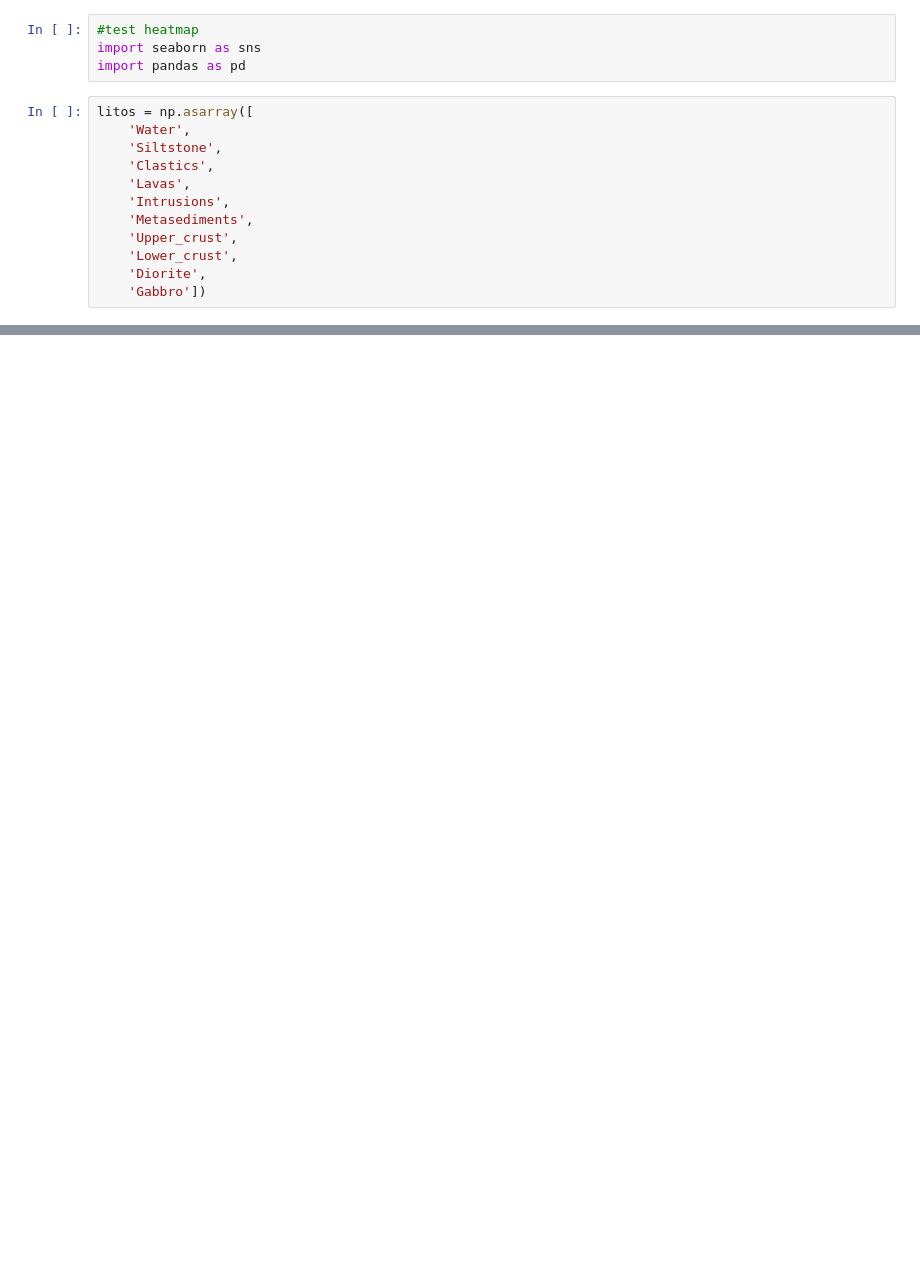
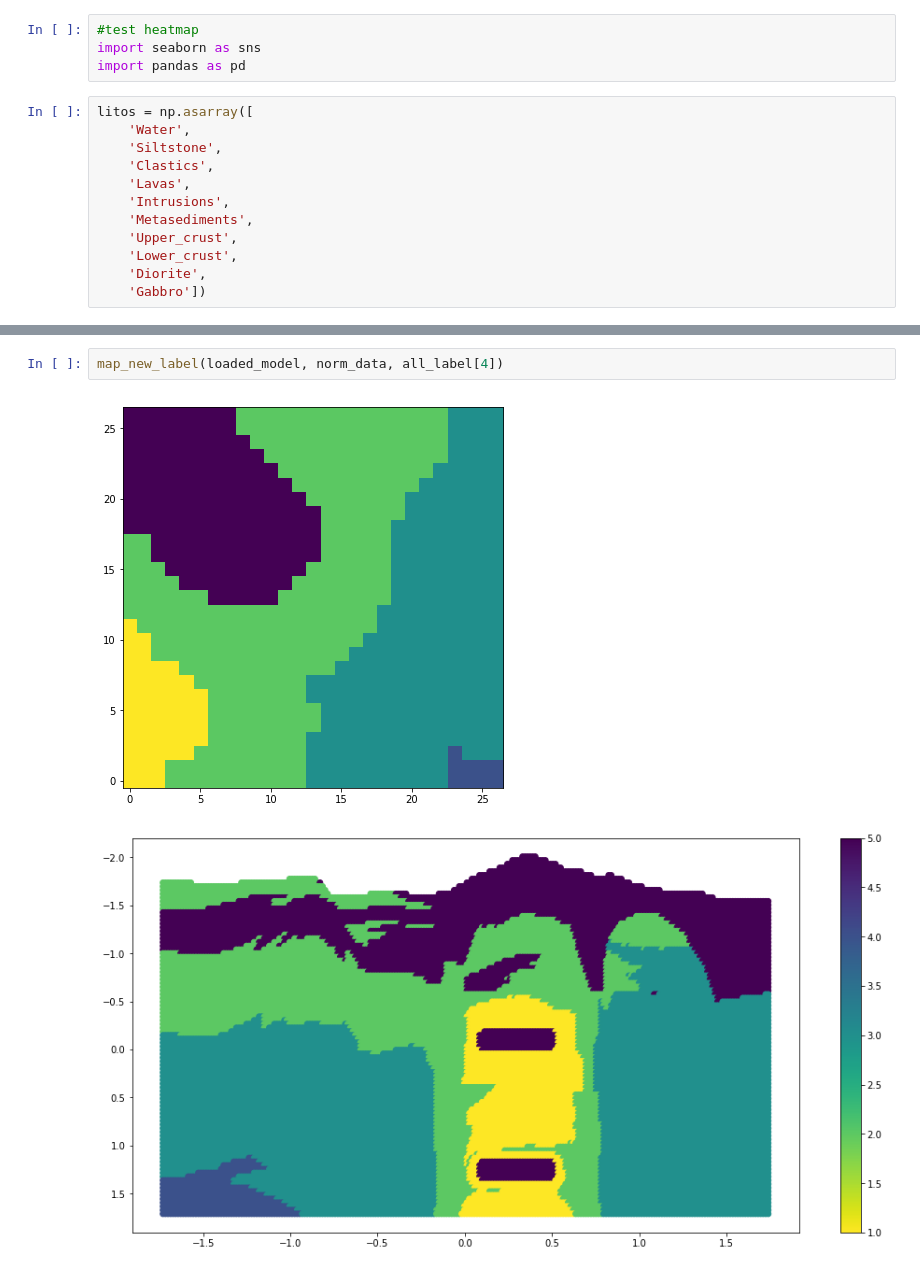
Before and after one commit to msc-acse/acse-9-independent-research-project-wafflescore, a Jupyter notebook: Working Files/SOMs.ipynb, the cells around one changed output, grey strips where cells are left out. Saved outputs shown, nothing was run; the diff lists cells and outputs as text; blank space fills up the shorter version.

```diff
--- a/Working Files/SOMs.ipynb
+++ b/Working Files/SOMs.ipynb
@@ -975,0 +617,5 @@ sns.heatmap(c_matrix.astype(int),annot=True,linewidths=1, ax=ax, fmt='g', cmap="
+# %%
+map_new_label(loaded_model, norm_data, all_label[4])
+# %% [output]
+[figure, added]
+[figure, added]
```
Also changed, not shown: parts of 49 cells of this notebook, 4 other files.
